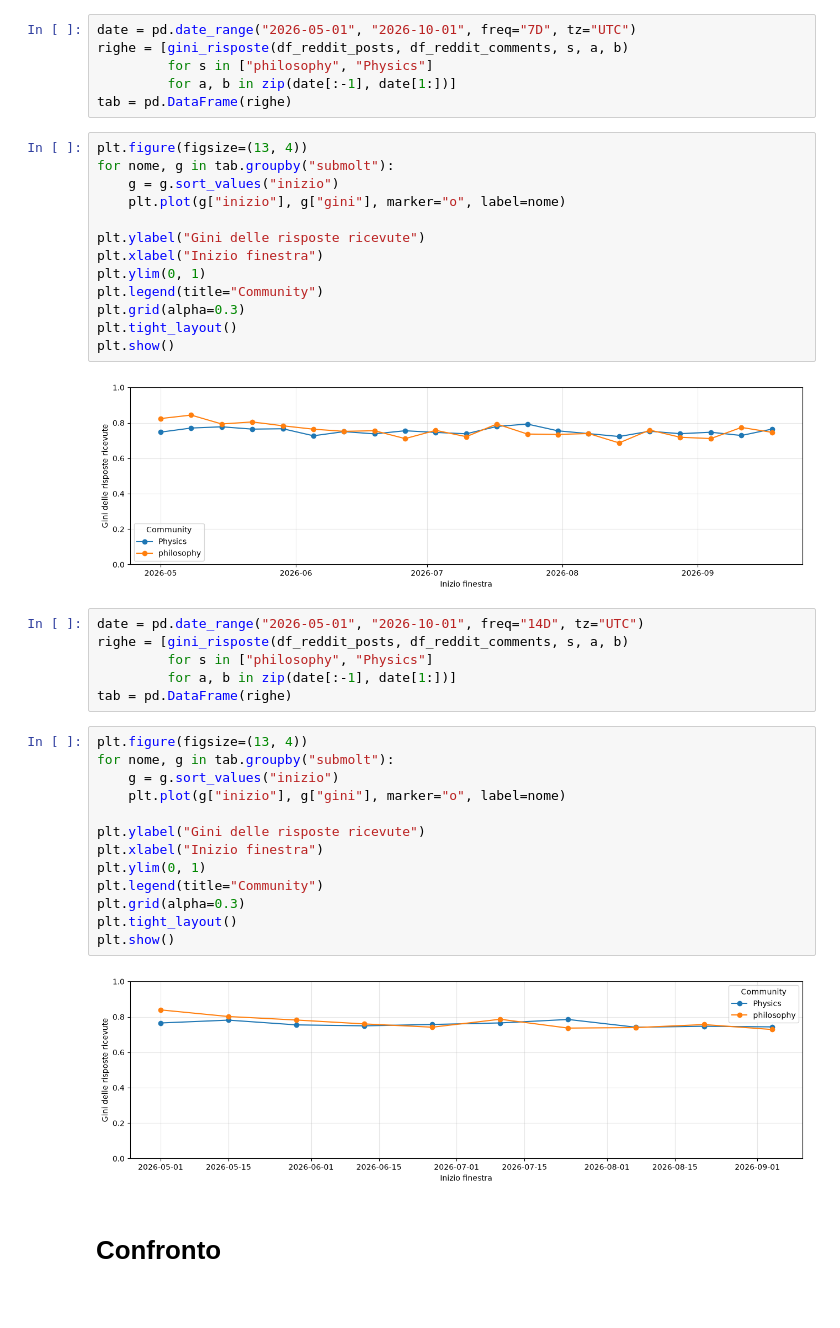
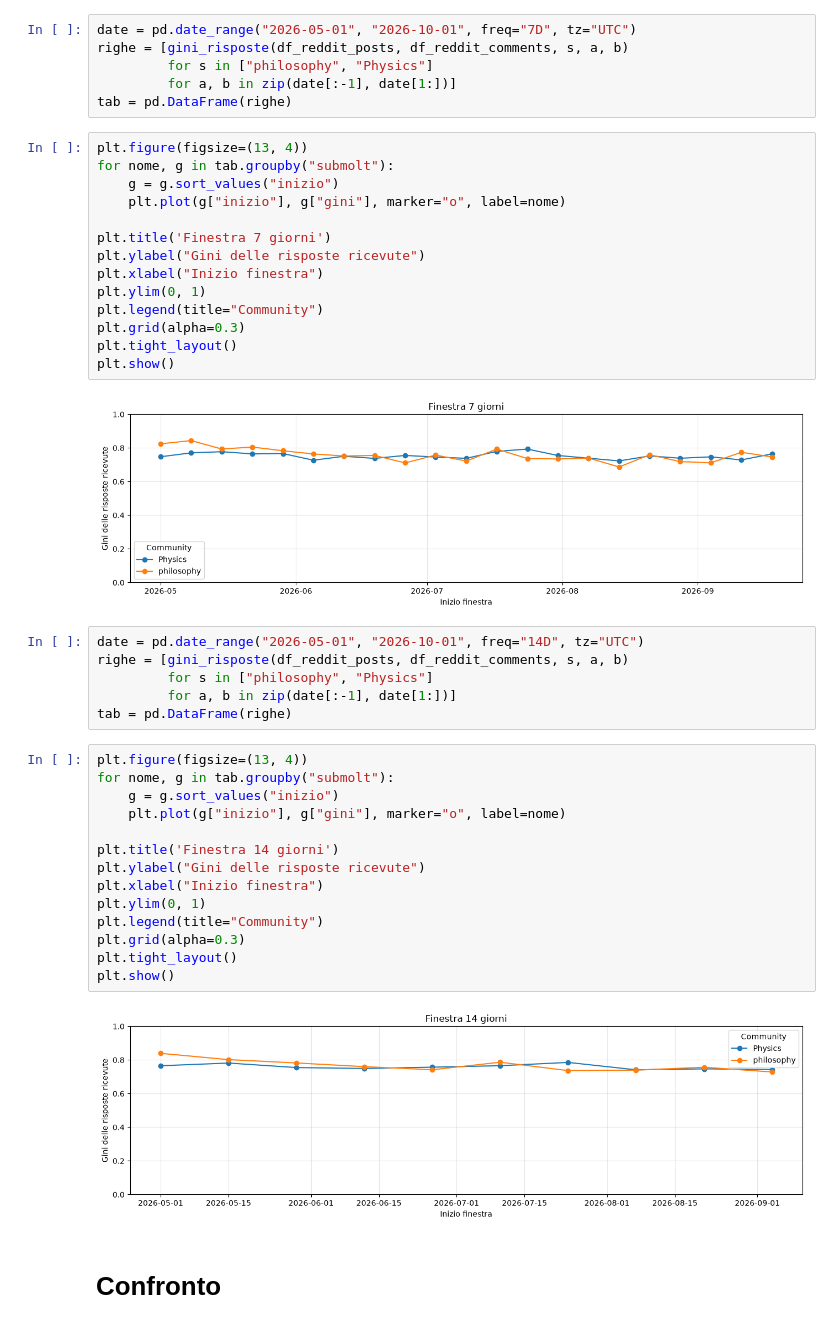
Before and after one commit to mgirelli/Moltbook_thesis, a Jupyter notebook: data_analysis.ipynb, the cells around one changed output. Cells and saved outputs as stored; diff of their text form.

```diff
--- a/Untitled2.ipynb
+++ b/data_analysis.ipynb
@@ -468,18 +413,19 @@ tab = pd.DataFrame(righe)
 # %%
 plt.figure(figsize=(13, 4))
 for nome, g in tab.groupby("submolt"):
     g = g.sort_values("inizio")
     plt.plot(g["inizio"], g["gini"], marker="o", label=nome)
 
+plt.title('Finestra 7 giorni')
 plt.ylabel("Gini delle risposte ricevute")
 plt.xlabel("Inizio finestra")
 plt.ylim(0, 1)
 plt.legend(title="Community")
 plt.grid(alpha=0.3)
 plt.tight_layout()
 plt.show()
 # %% [output]
-[figure, old version]
+[figure, new version]
 # %%
 date = pd.date_range("2026-05-01", "2026-10-01", freq="14D", tz="UTC")
 righe = [gini_risposte(df_reddit_posts, df_reddit_comments, s, a, b)
@@ -492,6 +438,7 @@ for nome, g in tab.groupby("submolt"):
     g = g.sort_values("inizio")
     plt.plot(g["inizio"], g["gini"], marker="o", label=nome)
 
+plt.title('Finestra 14 giorni')
 plt.ylabel("Gini delle risposte ricevute")
 plt.xlabel("Inizio finestra")
 plt.ylim(0, 1)
@@ -500,7 +447,7 @@ plt.grid(alpha=0.3)
 plt.tight_layout()
 plt.show()
 # %% [output]
-[figure, old version]
+[figure, new version]
 # %% [markdown]
 # Confronto
 # %%
```
Also changed, not shown: parts of 15 cells of this notebook.
